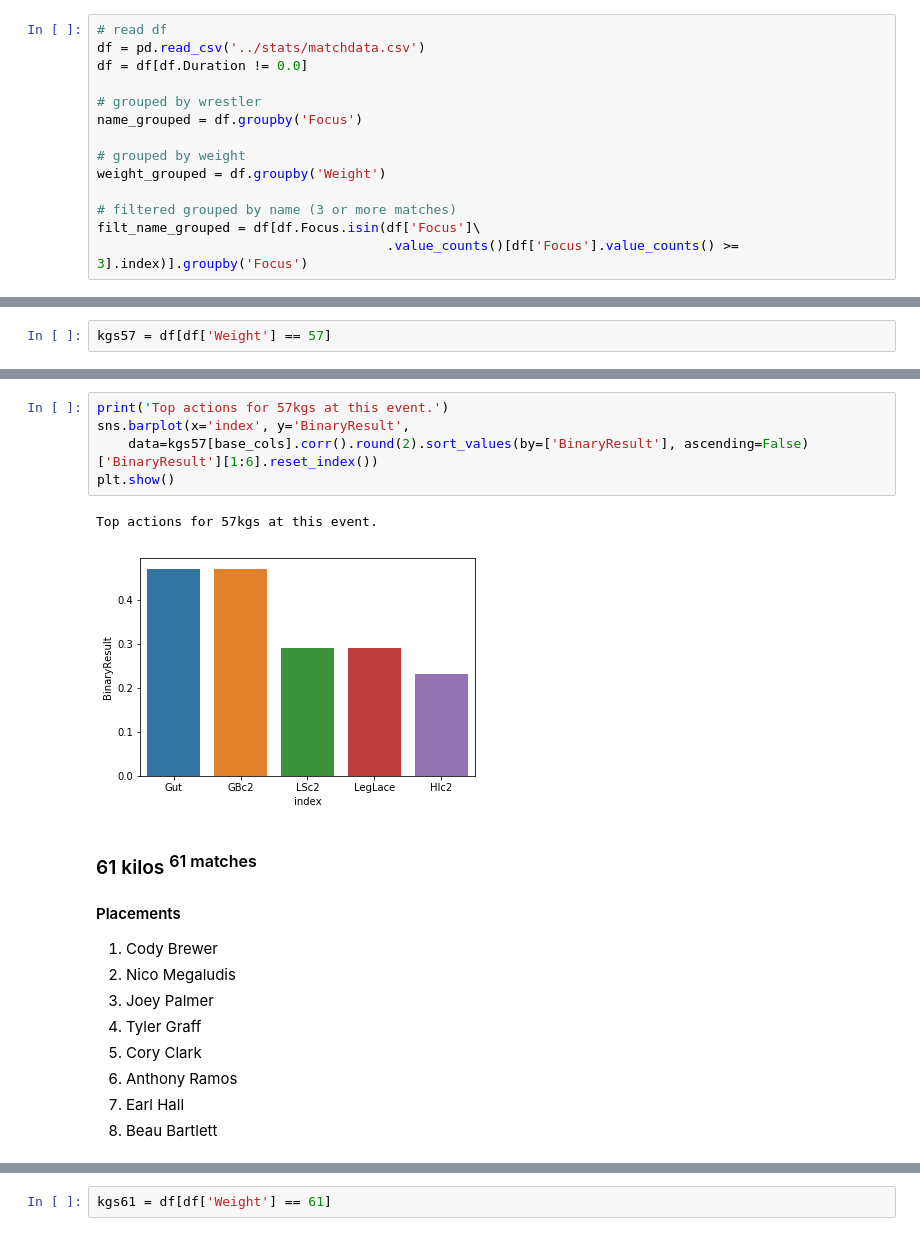
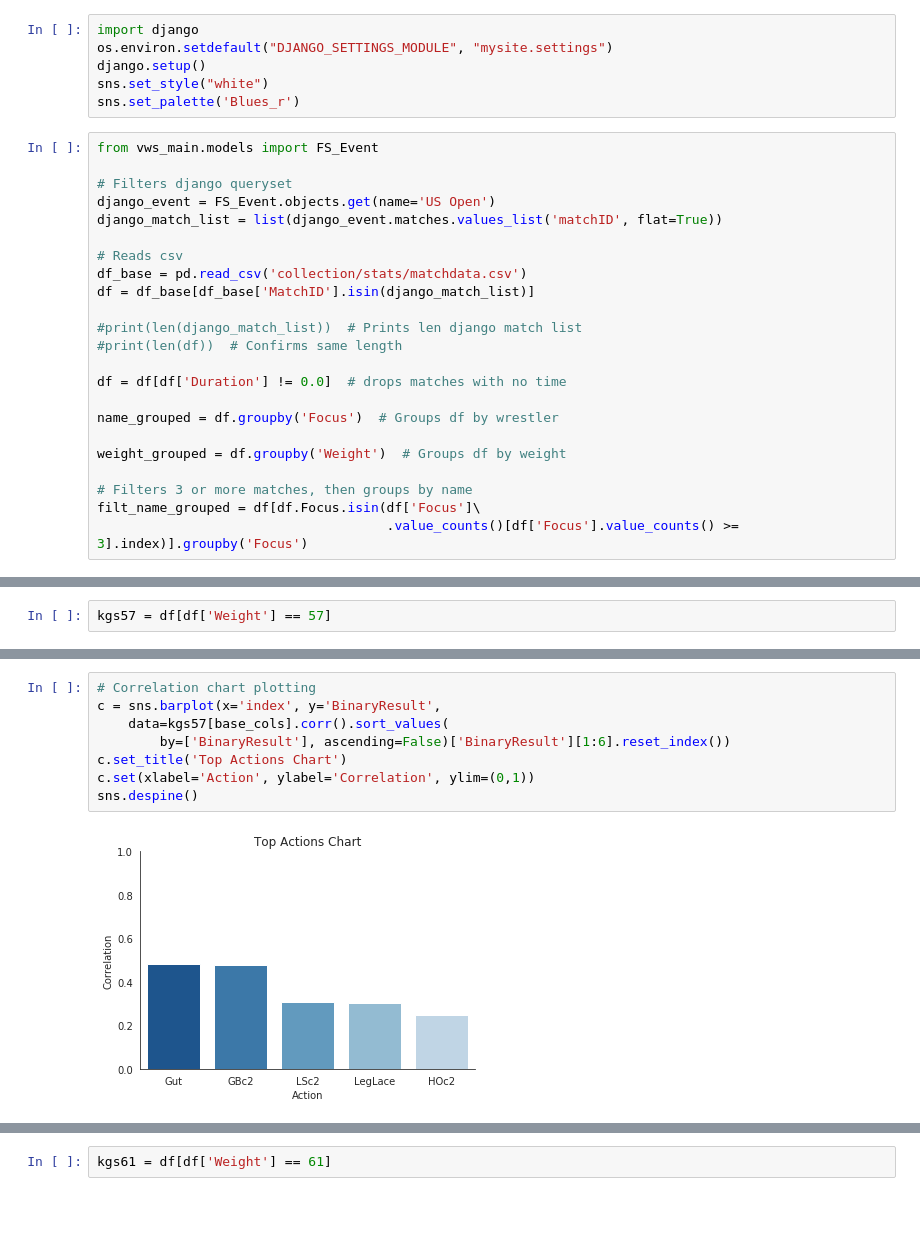
Before and after one commit to nanthony007/VeritasWrestlingSystems, a Jupyter notebook: collection/analysis/USOpen2019.ipynb, the cells around one changed output, grey strips where cells are left out. Saved outputs shown, nothing was run; the diff lists cells and outputs as text; blank space fills up the shorter version.

```diff
--- a/collection/analysis/USOpen2019.ipynb
+++ b/collection/analysis/USOpen2019.ipynb
@@ -32,15 +21,30 @@ import django
+# %%
+import django
+os.environ.setdefault("DJANGO_SETTINGS_MODULE", "mysite.settings")
+django.setup()
+sns.set_style("white")
+sns.set_palette('Blues_r')
 # %%
-# read df
-df = pd.read_csv('../stats/matchdata.csv')
-df = df[df.Duration != 0.0]
+from vws_main.models import FS_Event
 
-# grouped by wrestler
-name_grouped = df.groupby('Focus')
+# Filters django queryset
+django_event = FS_Event.objects.get(name='US Open')
+django_match_list = list(django_event.matches.values_list('matchID', flat=True))
 
-# grouped by weight
-weight_grouped = df.groupby('Weight')
+# Reads csv
+df_base = pd.read_csv('collection/stats/matchdata.csv')
+df = df_base[df_base['MatchID'].isin(django_match_list)]
 
-# filtered grouped by name (3 or more matches)
+#print(len(django_match_list))  # Prints len django match list
+#print(len(df))  # Confirms same length
+
+df = df[df['Duration'] != 0.0]  # drops matches with no time
+
+name_grouped = df.groupby('Focus')  # Groups df by wrestler
+
+weight_grouped = df.groupby('Weight')  # Groups df by weight
+
+# Filters 3 or more matches, then groups by name
 filt_name_grouped = df[df.Focus.isin(df['Focus']\
                                      .value_counts()[df['Focus'].value_counts() >= 3].index)].groupby('Focus')
 # %% [markdown]
@@ -218,22 +237,12 @@ The analysis does not take into consideration the value of more powerful results
 
 Remember correlations range from -1 to +1 the former representating a strong relationship with a negative outcome (in this case losing the match) and the latter representation a strong relationship with a positive outcome (i.e. winning a match).  Correlations closer to 0 represent weak relationships and correlations around 0.5 represent moderate relationships.
 # %%
-print('Top actions for 57kgs at this event.')
-sns.barplot(x='index', y='BinaryResult',
-    data=kgs57[base_cols].corr().round(2).sort_values(by=['BinaryResult'], ascending=False)['BinaryResult'][1:6].reset_index())
-plt.show()
+# Correlation chart plotting
+c = sns.barplot(x='index', y='BinaryResult',
+    data=kgs57[base_cols].corr().sort_values(
+        by=['BinaryResult'], ascending=False)['BinaryResult'][1:6].reset_index())
+c.set_title('Top Actions Chart')
+c.set(xlabel='Action', ylabel='Correlation', ylim=(0,1))
+sns.despine()
 # %% [output]
-Top actions for 57kgs at this event.
-[figure, old version]
+[figure, new version]
-# %% [markdown]
-### 61 kilos <sup>61 matches</sup>
-
-#### Placements
-1. Cody Brewer
-2. Nico Megaludis
-3. Joey Palmer
-4. Tyler Graff
-5. Cory Clark
-6. Anthony Ramos
-7. Earl Hall
-8. Beau Bartlett
```
Also changed, not shown: parts of 147 cells of this notebook, 52 other files.
